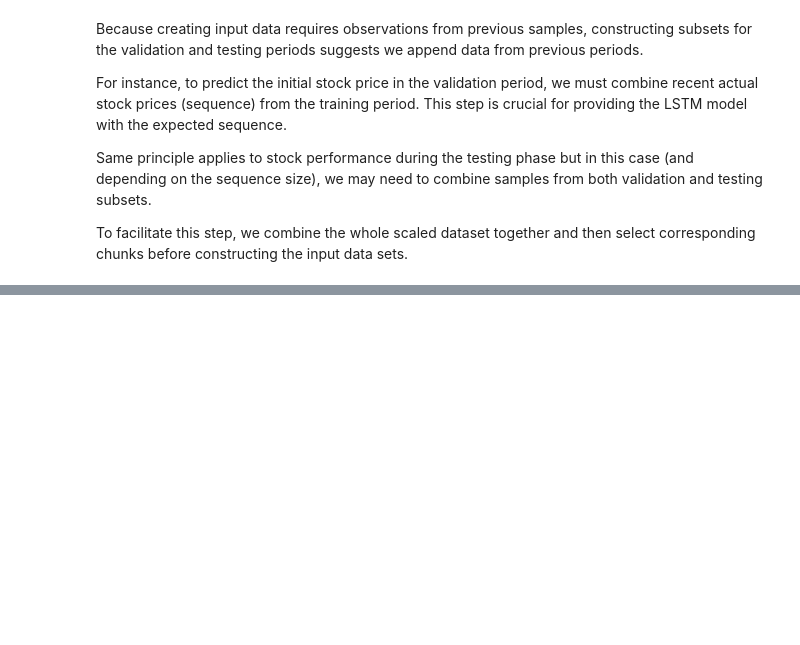
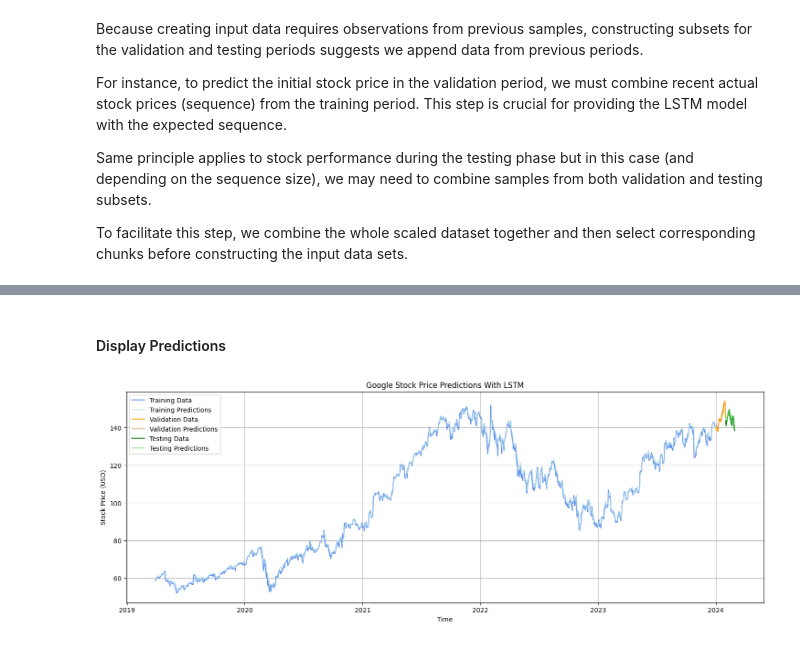
Before and after one commit to sinanw/lstm-stock-price-prediction, a Jupyter notebook: notebooks/3-model-training.ipynb, the cells around one changed output, grey strips where cells are left out. Saved outputs shown, nothing was run; the diff lists cells and outputs as text; code cells hidden in the pictures; blank space fills up the shorter version.

```diff
--- a/notebooks/3-model-training.ipynb
+++ b/notebooks/3-model-training.ipynb
@@ -244,0 +278,8 @@ plt.show()
+# %%
+# Prepare scaler model name and location
+scaler_model_location = "..//models//"
+scaler_model_name = "google_stock_price_scaler"
+scaler_model_ext = "gz"
+
+# Store the scaler model
+sc = joblib.load(scaler_model_location + scaler_model_name + "." + scaler_model_ext)
@@ -244,0 +290,9 @@ plt.show()
+# %%
+# Restore actual distribution for predicted prices
+y_train_inv = sc.inverse_transform(np.concatenate((y_train.reshape(-1,1), np.ones((len(y_train.reshape(-1,1)), 5))), axis=1))[:,0]
+y_validate_inv = sc.inverse_transform(np.concatenate((y_validate.reshape(-1,1), np.ones((len(y_validate.reshape(-1,1)), 5))), axis=1))[:,0]
+y_test_inv = sc.inverse_transform(np.concatenate((y_test.reshape(-1,1), np.ones((len(y_test.reshape(-1,1)), 5))), axis=1))[:,0]
+
+y_train_predict_inv = sc.inverse_transform(np.concatenate((y_train_predict, np.ones((len(y_train_predict), 5))), axis=1))[:,0]
+y_validate_predict_inv = sc.inverse_transform(np.concatenate((y_validate_predict, np.ones((len(y_validate_predict), 5))), axis=1))[:,0]
+y_test_predict_inv = sc.inverse_transform(np.concatenate((y_test_predict, np.ones((len(y_test_predict), 5))), axis=1))[:,0]
@@ -244,0 +314,28 @@ plt.show()
+# %% [markdown]
+#### Display Predictions
+# %%
+# Define chart colors
+train_actual_color = "cornflowerblue"
+validate_actual_color = "orange"
+test_actual_color = "green"
+train_predicted_color = "lightblue"
+validate_predicted_color = "peru"
+test_predicted_color = "limegreen"
+# %%
+plt.figure(figsize=(18,6))
+plt.plot(data_train_dates[sequence_size:,], y_train_inv, label="Training Data", color=train_actual_color)
+plt.plot(data_train_dates[sequence_size:,], y_train_predict_inv, label="Training Predictions", linewidth=1, color=train_predicted_color)
+
+plt.plot(data_validate_dates, y_validate_inv, label="Validation Data", color=validate_actual_color)
+plt.plot(data_validate_dates, y_validate_predict_inv, label="Validation Predictions", linewidth=1, color=validate_predicted_color)
+
+plt.plot(data_test_dates, y_test_inv, label="Testing Data", color=test_actual_color)
+plt.plot(data_test_dates, y_test_predict_inv, label="Testing Predictions", linewidth=1, color=test_predicted_color)
+
+plt.title("Google Stock Price Predictions With LSTM")
+plt.xlabel("Time")
+plt.ylabel("Stock Price (USD)")
+plt.legend()
+plt.grid()
+# %% [output]
+[figure, added]
```
Also changed, not shown: parts of 23 cells of this notebook, 4 other files.
